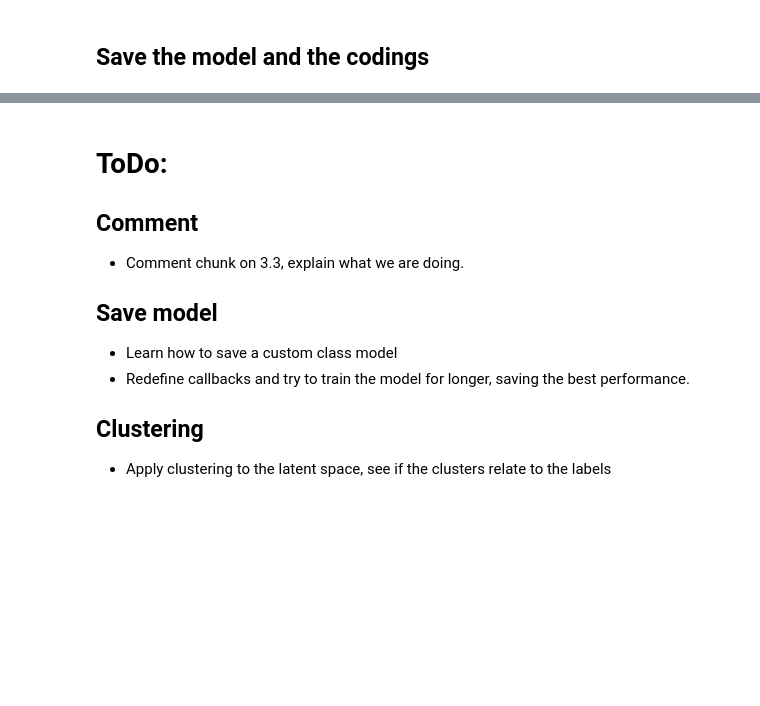
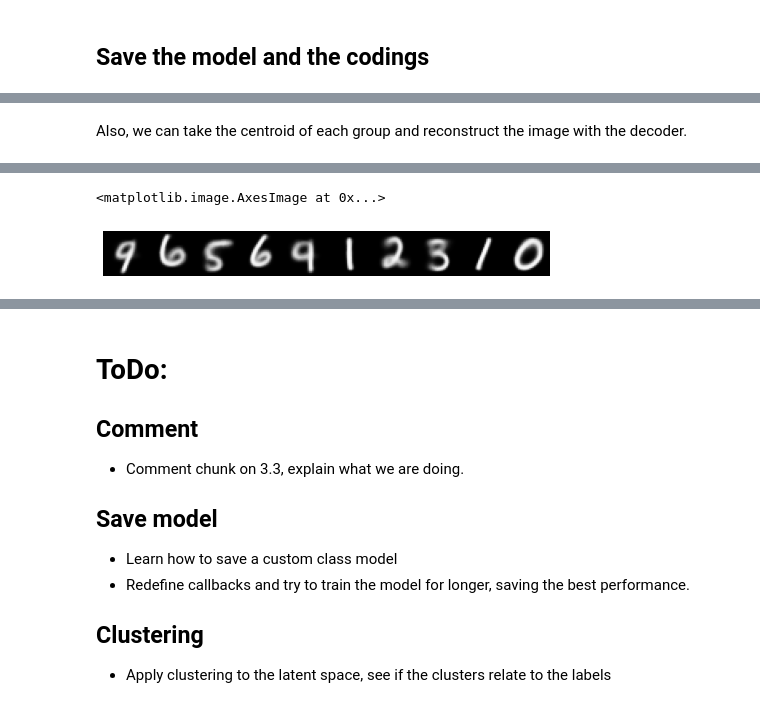
Before and after one commit to carlescn/MSc_bioinformatics_thesis, a Jupyter notebook: MNIST_clustering_VAE/MNIST_clustering_VAE.ipynb, the cells around one changed output, grey strips where cells are left out. Cells and saved outputs as stored; diff of their text form; code cells hidden in the pictures; blank space fills up the shorter version.

```diff
--- a/MNIST_clustering_VAE/MNIST_clustering_VAE.ipynb
+++ b/MNIST_clustering_VAE/MNIST_clustering_VAE.ipynb
@@ -296,15 +299,16 @@ Take points from a 30x30 grid on the latent space and regenerate the images. Sav
 n = 30
 res = 28
 
-figure = np.zeros((res * n, res * n))
+img_latent_space = np.zeros((res * n, res * n))
 
 grid_x = np.linspace(-1, 1, n)
 grid_y = np.linspace(-1, 1, n)[::1]
 
 for i, yi in enumerate(grid_y):
+    print("decoding row", i+1, "of", n)
     for j, xi in enumerate(grid_x):
         z_sample = np.array([[xi, yi]])
         x_decoded = vae.decoder.predict(z_sample, verbose=0)
         digit = x_decoded[0].reshape(res, res)
-        figure[i * res : (i + 1) * res,
-               j * res : (j + 1) * res] = digit
+        img_latent_space[i * res : (i + 1) * res,
+                         j * res : (j + 1) * res] = digit
@@ -321,7 +343,7 @@ plt.imshow(figure, cmap="Greys_r")
 ## Compare an original image with its reconstruction
 # %%
 # Input image index (chose between 1 and 70.000)
-num = 123
+num = 12345
 
 res = 28
 figure = np.zeros((res, res*2))
@@ -340,5 +362,5 @@ figure[0:res, res:res*2] = reconstructed_img
 # Show original and reconstructed
 plt.figure()
 plt.axis("off")
-plt.imshow(figure)
+plt.imshow(figure, cmap="Greys_r")
 # %% [output]
@@ -394,0 +443,19 @@ heatmap.set(xlabel='clusters', ylabel='labels')
+# %% [markdown]
+Also, we can take the centroid of each group and reconstruct the image with the decoder.
+# %%
+centroids = kmeans.cluster_centers_
+
+res = 28
+figure = np.zeros((res, res*k))
+
+decoded_centroids = vae.decoder.predict(centroids)
+
+for i,x in enumerate(decoded_centroids):
+    reconstructed_img = x.reshape(res, res)
+    figure[0:res, i*res:(i+1)*res] = reconstructed_img
+
+# Show original and reconstructed
+plt.figure()
+plt.axis("off")
+plt.imshow(figure, cmap="Greys_r")
+# %% [output]
@@ -394,0 +463,2 @@ heatmap.set(xlabel='clusters', ylabel='labels')
+<matplotlib.image.AxesImage at 0x...>
+[figure, added]
```
Also changed, not shown: parts of 15 cells of this notebook.
